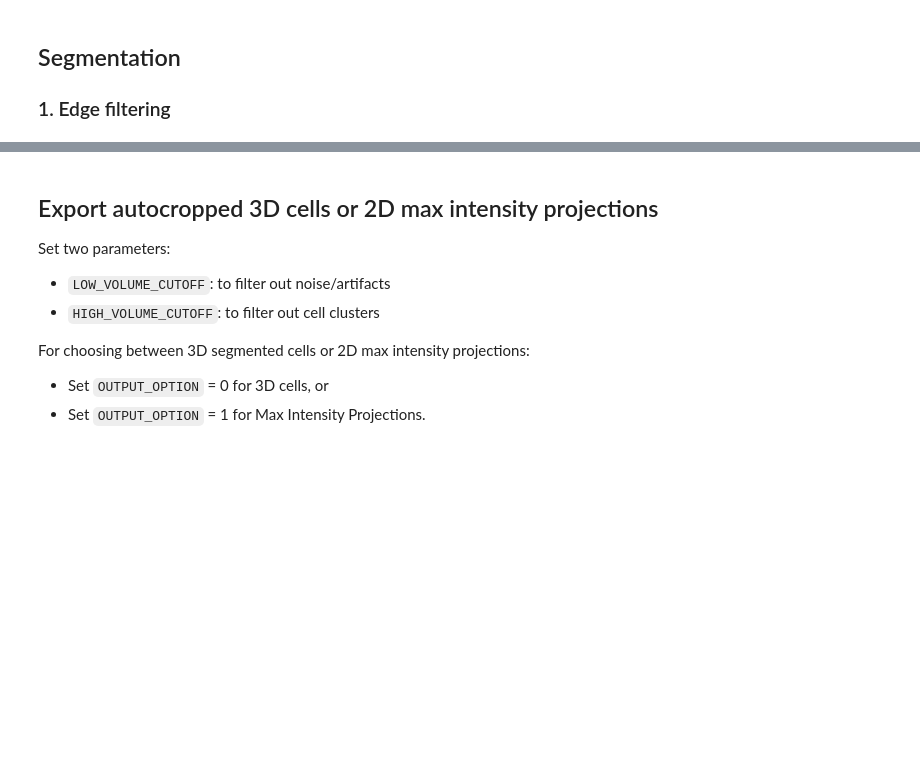
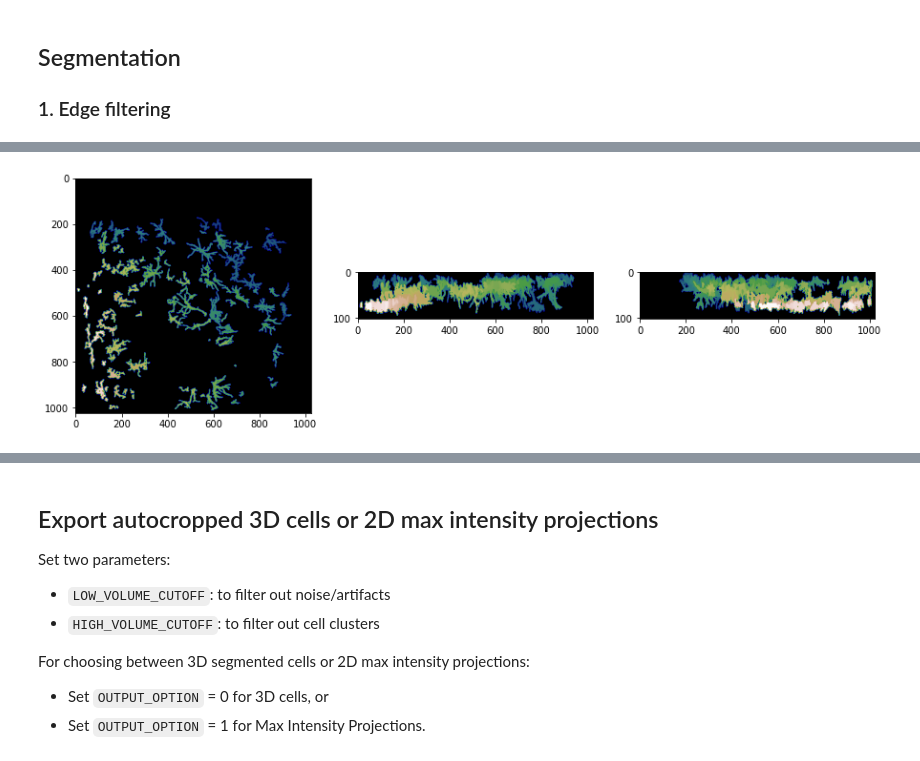
Before and after one commit to swanandlab/SMorph, a Jupyter notebook: autocrop.ipynb, the cells around one changed output, grey strips where cells are left out. Saved outputs shown, nothing was run; the diff lists cells and outputs as text; code cells hidden in the pictures; blank space fills up the shorter version.

```diff
--- a/autocrop.ipynb
+++ b/autocrop.ipynb
@@ -127,0 +217,4 @@ filtered_labels = clear_border(labels)
+# %%
+showXYZprojn(filtered_labels, .5, .5, 1, 'gist_earth')
+# %% [output]
+[figure, added]
```
Also changed, not shown: parts of 27 cells of this notebook.
